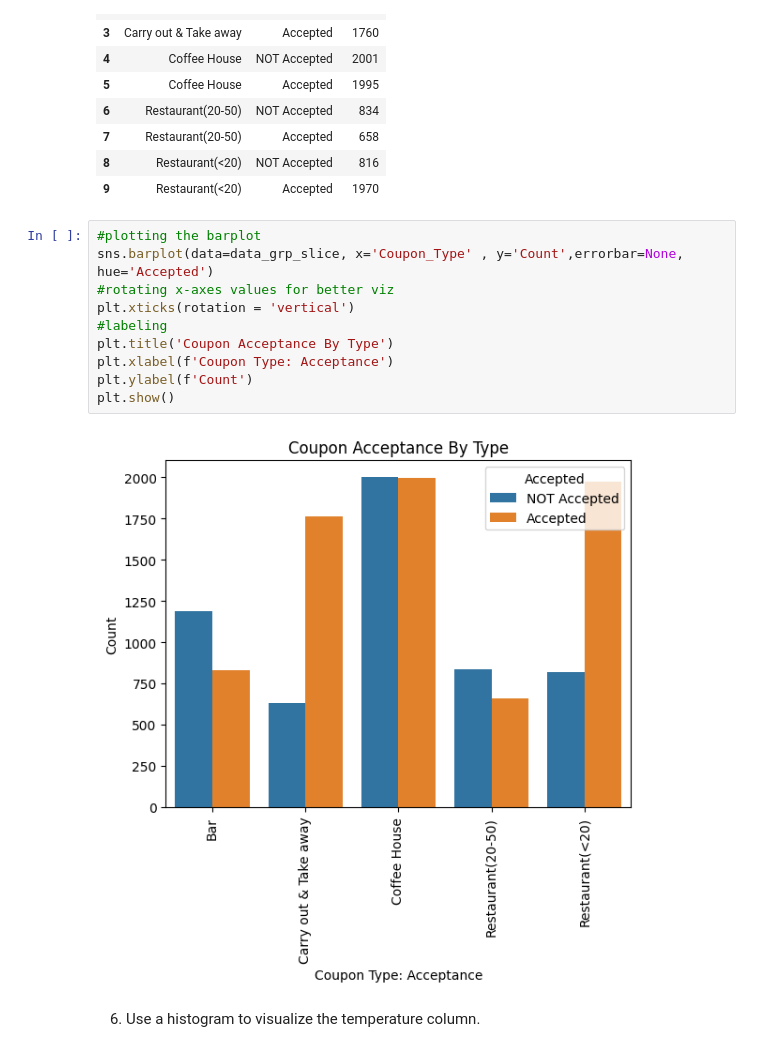
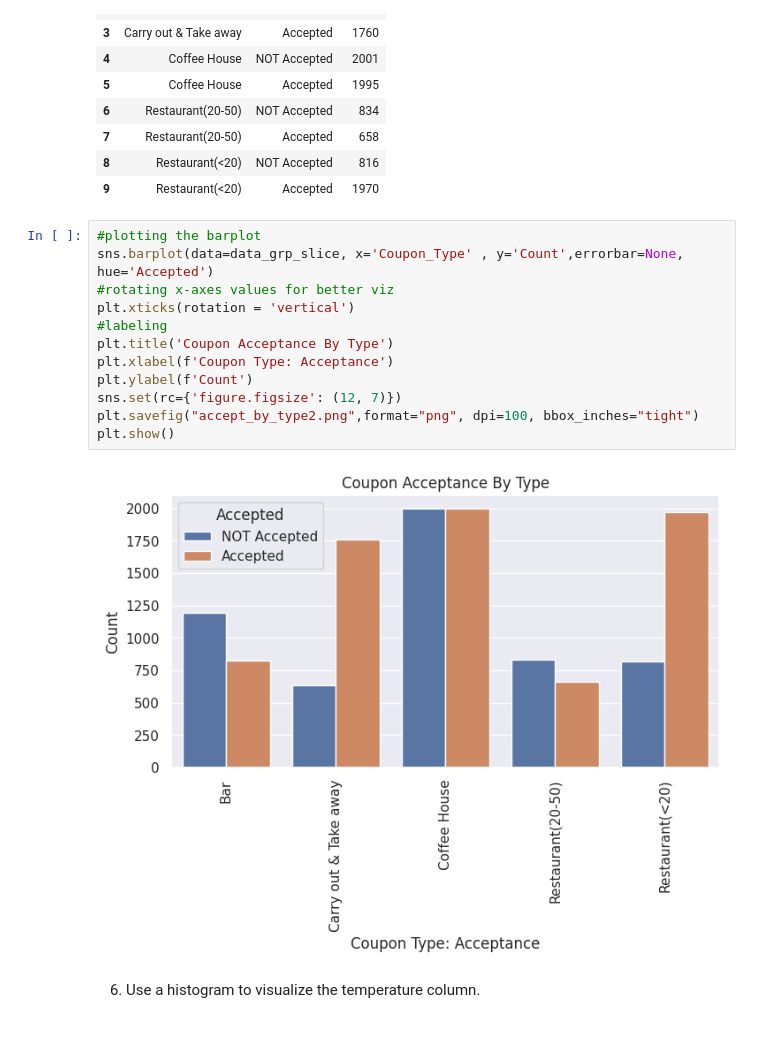
Before and after one commit to bb-wg02/cal_ds1, a Jupyter notebook: prompt.ipynb, the cells around one changed output. Drawn from its saved outputs; the diff is of its cells as text.

Commit message:
changed plot figure size and exported

```diff
--- a/prompt.ipynb
+++ b/prompt.ipynb
@@ -213,15 +213,17 @@ data_grp_slice
 # %%
 #plotting the barplot
 sns.barplot(data=data_grp_slice, x='Coupon_Type' , y='Count',errorbar=None, hue='Accepted')
 #rotating x-axes values for better viz
 plt.xticks(rotation = 'vertical')
 #labeling
 plt.title('Coupon Acceptance By Type')
 plt.xlabel(f'Coupon Type: Acceptance')
 plt.ylabel(f'Count')
+sns.set(rc={'figure.figsize': (12, 7)})
+plt.savefig("accept_by_type2.png",format="png", dpi=100, bbox_inches="tight")
 plt.show()
 # %% [output]
-[figure, old version]
+[figure, new version]
 # %% [markdown]
 6. Use a histogram to visualize the temperature column.
 # %%
```
Also changed, not shown: parts of 15 cells of this notebook.
